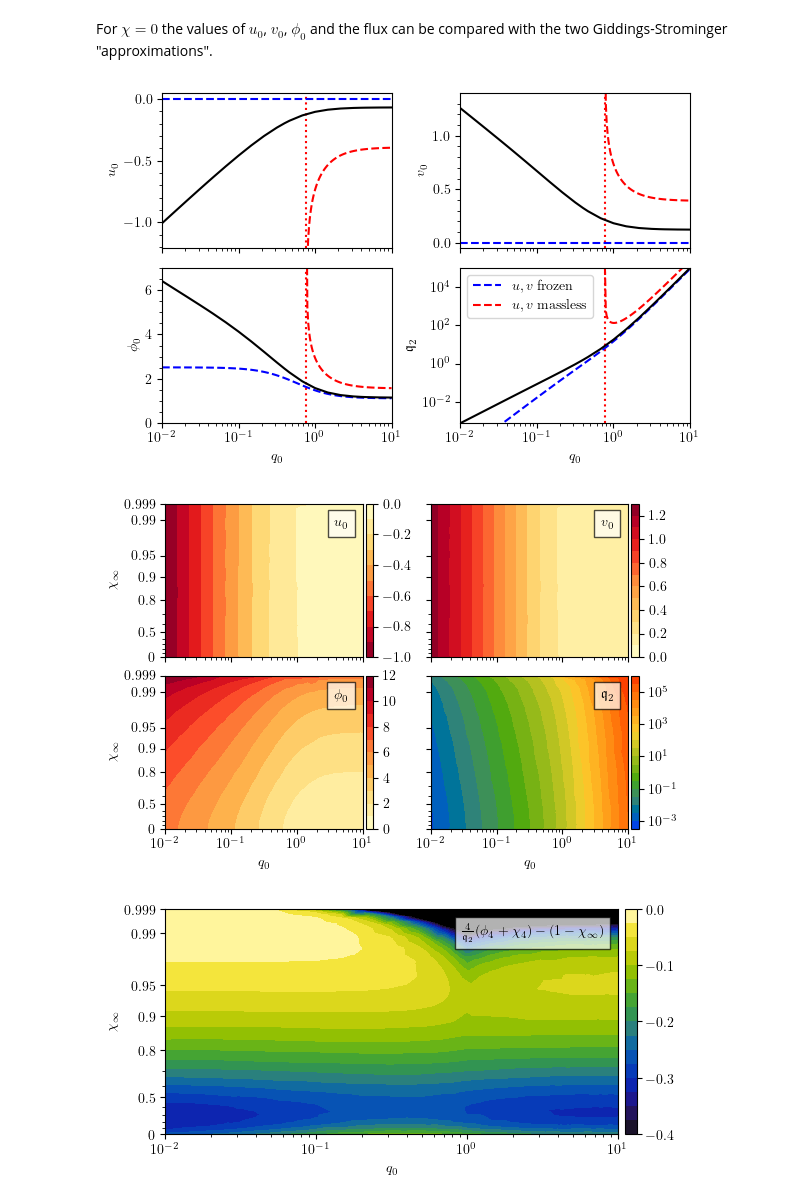
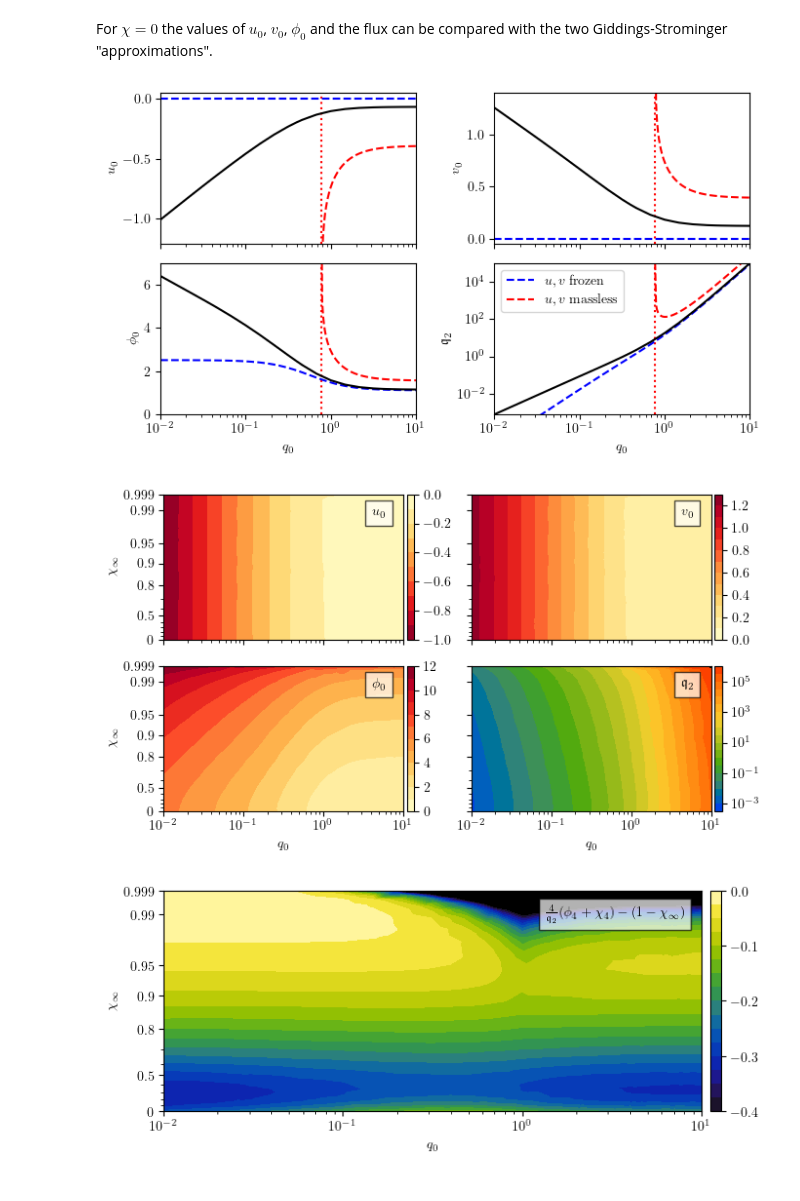
Before and after one commit to gloges/typeII-wormholes, a Jupyter notebook: wormholes.ipynb, the cells around one changed output. Cells and saved outputs as stored; diff of their text form; code cells hidden in the pictures.

```diff
--- a/wormholes.ipynb
+++ b/wormholes.ipynb
@@ -353,7 +353,7 @@ for q0 in tqdm(q0s):
 
 u0s, φ0s, charges = np.asarray(data).T
 # %%
-fig, axes = plt.subplots(1, 3, figsize=(7.5,2.5), sharex=True)
+fig, axes = plt.subplots(1, 3, figsize=(7,2.25), sharex=True)
 
 axes[0].plot(q0s, u0s, 'k')
 axes[0].plot(q0s_ml, u0s_ml, '--r')
@@ -369,14 +369,17 @@ axes[2].plot(q0s, charges, 'k')
 axes[2].plot(q0s_ml, charges_ml, '--r')
 axes[2].set_yscale('log')
 axes[2].set_ylabel('$\mathfrak{q}$')
+axes[2].set_ylim(10**-7, 10**7)
+axes[2].set_yticks(np.geomspace(10**-6, 10**6, 5))
 
 plt.xlim(min(q0s), max(q0s))
 plt.xscale('log')
 for ax in axes:
     ax.set_xlabel('$q_0$')
+    ax.set_xticks(np.geomspace(10**-4, 10**2, 4))
 
 plt.tight_layout()
-plt.subplots_adjust(wspace=0.35)
+plt.subplots_adjust(wspace=0.4)
 plt.savefig('images/S3S3_ranges.png', dpi=300)
 plt.show()
 # %% [output]
@@ -389,14 +392,14 @@ The flat-space limit is $\ell\to\infty$ with $a_0=\ell q_0$ held fixed. As $q_0\
 a0 = 1
 powers = np.arange(0, 5, 1)
 
-fig, axes = plt.subplots(3, 1, figsize=(8,6), sharex=True)
+fig, axes = plt.subplots(3, 1, figsize=(7,6), sharex=True)
 
 for power in tqdm(powers):
     l = 10**power
     q0 = a0 / l
 
     rmax = min(100, 10**5 / l)
-    soln = wh.wormhole_S3S3(q0, rmax)
+    soln, value = wh.wormhole_S3S3(q0, rmax)
     r, f, u, ud, φ, φd, h, charge = soln
 
     axes[0].plot(l*r, f)
@@ -437,6 +440,6 @@ axes[2].set_ylabel('$\phi$')
 axes[2].legend()
 
 plt.tight_layout()
-# plt.savefig('images/S3S3_flat_limit.png', dpi=300)
+plt.savefig('images/S3S3_flat_limit.png', dpi=300)
 plt.show()
 # %% [output]
@@ -482,7 +485,7 @@ popt, pcov = curve_fit(wh.myMassless_T11, r[mask], χ[mask])
 χinf = popt[0]
 
 
-fig, axes = plt.subplots(5, 2, figsize=(6,8), sharex='col')
+fig, axes = plt.subplots(5, 2, figsize=(7,8), sharex='col')
 
 ydata = [f, f, u, -(u-v), v, -(4*u+v), φ, φ, χ, χinf-χ]
 ylabels = ['$f$', '$f$', '$u$', '$-(u-v)$', '$v$', '$-(4u+v)$', '$\phi$', '$\phi$', '$\chi$', '$\chi_\infty - \chi$']
@@ -534,12 +537,12 @@ axes[3,0].set_xlim(-5*q0, 5*q0)
 axes[3,1].set_xlim(0.1*q0, rmax)
 axes[3,1].set_xscale('log')
 
-for ax in axes.ravel():
+for ax in axes[:, 1]:
     ax.minorticks_on()
 
 plt.tight_layout()
-plt.subplots_adjust(left=0.11, right=0.98, top=0.99, bottom=0.08, wspace=0.3, hspace=0.13)
-# plt.savefig('images/T11_profiles_ex1.png', dpi=300)
+# plt.subplots_adjust(left=0.11, right=0.98, top=0.99, bottom=0.08, wspace=0.3, hspace=0.13)
+plt.savefig('images/T11_profiles_ex1.png', dpi=300)
 plt.show()
 # %% [output]
 T11: (q0, χ1, rmax) = (1.000000, 0.100000, 10.000000)...
@@ -702,7 +705,7 @@ data_fr = np.asarray([wh.frozen_approx_T11(q0) for q0 in q0s_fr])
 u0_fr, v0_fr, φ0_fr, charge2_fr = data_fr.T
 
 
-fig, axes = plt.subplots(2, 2, figsize=(6,4), sharex=True)
+fig, axes = plt.subplots(2, 2, figsize=(7,4), sharex=True)
 
 axes[0,0].plot(q0s_fr, u0_fr, '--b')
 axes[0,0].plot(q0s_ml, u0_ml, '--r')
@@ -715,39 +718,36 @@ axes[0,1].plot(q0s[mask], v0s[mask], 'k')
 axes[1,0].plot(q0s_fr, φ0_fr, '--b')
 axes[1,0].plot(q0s_ml, φ0_ml, '--r')
 axes[1,0].plot(q0s[mask], φ0s[mask], 'k')
 
 axes[1,1].plot(q0s_fr, charge2_fr, '--b', label=r'$u,v \;\mathrm{frozen}$')
 axes[1,1].plot(q0s_ml, charge2_ml, '--r', label=r'$u,v \;\mathrm{massless}$')
 axes[1,1].plot(q0s[mask], charge2s[mask], 'k')
 
 for ax, ylab in zip(axes.ravel(), ['$u_0$', '$v_0$', '$\phi_0$', '$\mathfrak{q}_2$']):
     ax.axvline(q0s_ml[0], ls=':', c='r', zorder=0)
     ax.set_ylabel(ylab)
 
 plt.xlim(min(q0s[mask]), max(q0s[mask]))
 plt.xscale('log')
 axes[1,0].set_xlabel('$q_0$')
 axes[1,1].set_xlabel('$q_0$')
 
 # axes[0,0].set_yticks(np.arange(0,-1.1,-0.2))
 
 axes[0,0].set_ylim(-1.21, 0.05)
 axes[0,1].set_ylim(-0.05, 1.4)
 axes[1,0].set_ylim(0, 7)
 axes[1,1].set_ylim(min(charge2s[mask]), max(charge2s[mask]))
 axes[1,1].set_yscale('log')
 
 axes[1,1].legend()
 
-for ax in axes.ravel():
-    ax.minorticks_on()
-
 plt.tight_layout()
-plt.subplots_adjust(left=0.1, right=0.98, wspace=0.3)
-# plt.savefig('images/T11_ranges_chi=0.png', dpi=300)
+# plt.subplots_adjust(left=0.1, right=0.98, wspace=0.3)
+plt.savefig('images/T11_ranges_chi=0.png', dpi=300)
 plt.show()
 # %% [output]
-[figure, old version]
+[figure, new version]
 # %%
 # Custom nonlinear rescaling of vertical axis
 x0 = 1.015
@@ -762,7 +762,7 @@ tri.x = np.exp(tri.x)
 tri.y = myTransform_inverse(tri.y)
 
 
-fig, axes = plt.subplots(2, 2, figsize=(6,4), sharex=True, sharey=True)
+fig, axes = plt.subplots(2, 2, figsize=(7,4), sharex=True, sharey=True)
 
 for ax in axes.ravel():
     ax.set_facecolor('black')
@@ -810,18 +810,18 @@ plt.minorticks_on()
 
 
 plt.tight_layout()
-plt.subplots_adjust(hspace=0.12)
-# plt.savefig('images/T11_ranges.png', dpi=300)
+# plt.subplots_adjust(hspace=0.12)
+plt.savefig('images/T11_ranges.png', dpi=300)
 plt.show()
 # %% [output]
-[figure, old version]
+[figure, new version]
 # %%
 bps = bps_v1
 label = '$\\frac{4}{\mathfrak{q}_2}(\phi_4+\chi_4) - (1-\chi_\infty)$'
 levels = np.arange(0, -0.41, -0.025)[::-1]
 # levels = np.arange(0, 2, 0.1)
 
-fig, ax = plt.subplots(1,1, figsize=(6,3))
+fig, ax = plt.subplots(1,1, figsize=(7,3))
 
 ax.set_facecolor('black')
 
@@ -843,7 +843,7 @@ plt.yticks(yticks, labels=['${}$'.format(yt) for yt in yticks])
 plt.minorticks_on()
 
 plt.tight_layout()
-# plt.savefig('images/T11_BPS.png', dpi=300)
+plt.savefig('images/T11_BPS.png', dpi=300)
 plt.show()
 # %% [output]
-[figure, old version]
+[figure, new version]
```
Also changed, not shown: parts of 3 cells of this notebook, 6 other files.
